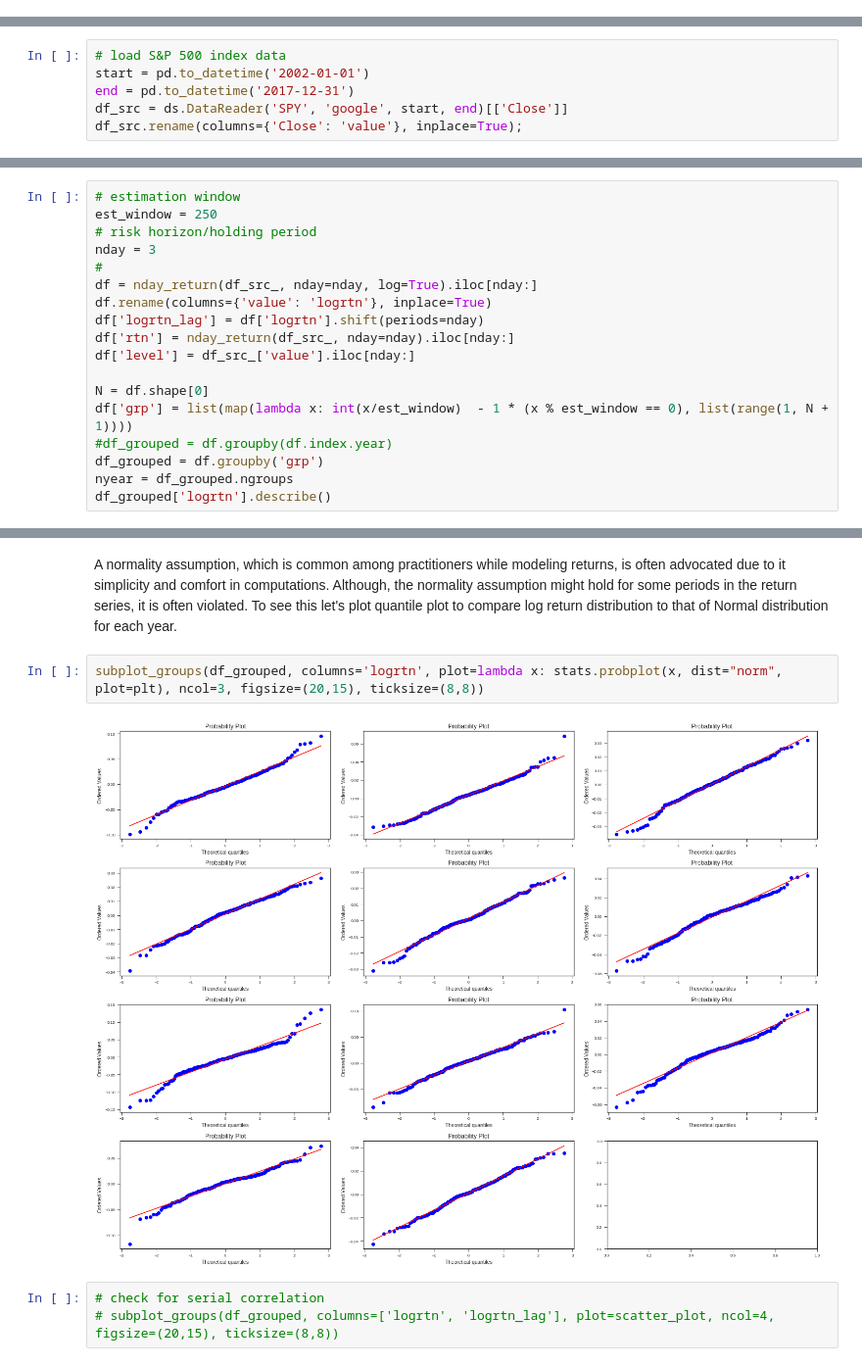
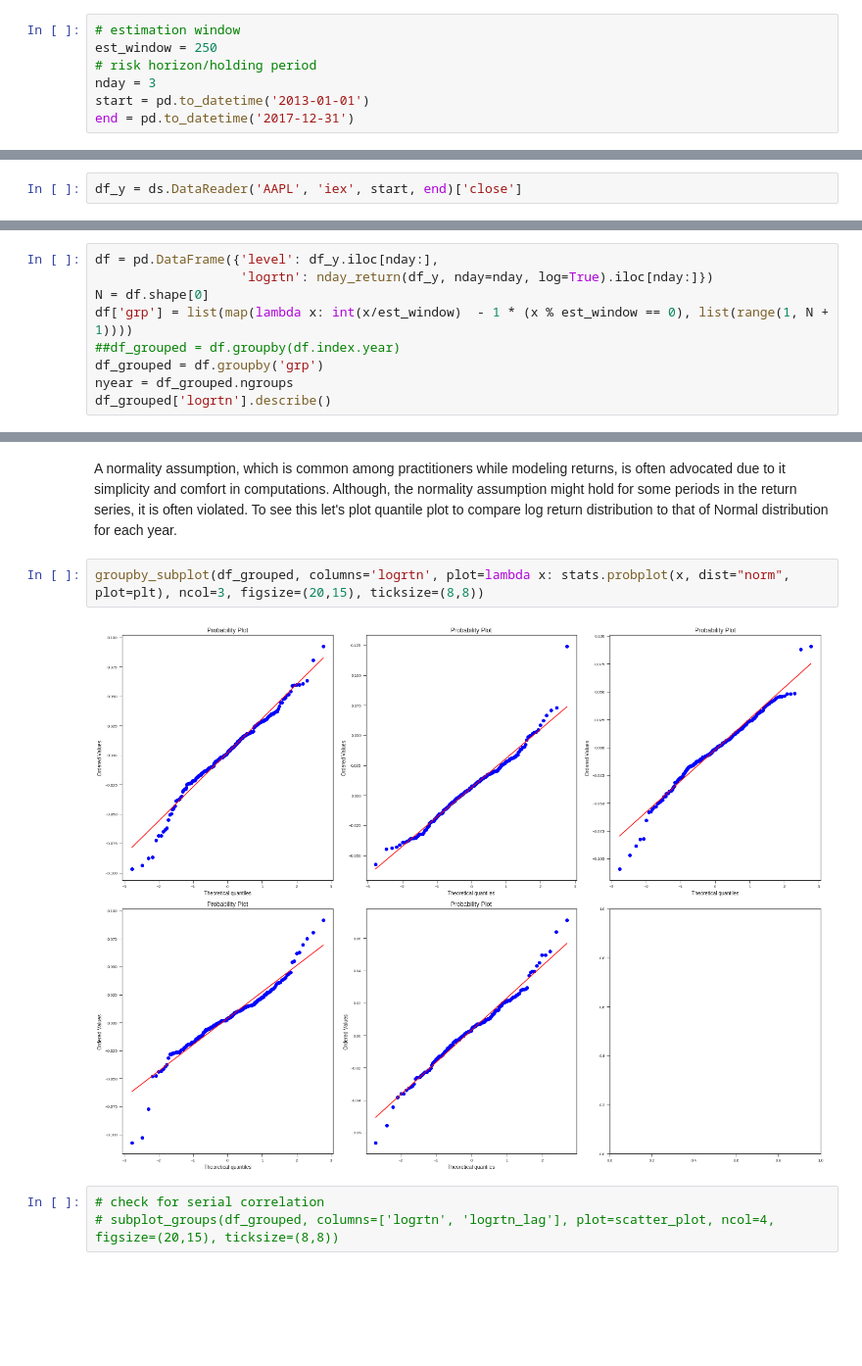
Before and after one commit to batua/quanto, a Jupyter notebook: notebooks/mlexamples/mixture_models/value_at_risk/var_gmm.ipynb, the cells around one changed output, grey strips where cells are left out. Shown at 98% size. Drawn from its saved outputs; the diff is of its cells as text; blank space fills up the shorter version.

```diff
--- a/notebooks/mlexamples/mixture_models/value_at_risk/var_gmm.ipynb
+++ b/notebooks/mlexamples/mixture_models/value_at_risk/var_gmm.ipynb
@@ -51,11 +63,12 @@ def gmm_mixture():
 - estimation window 750 days
 - holding period or risk horizon  1 day
 - backtesting window 50 days
+# %%
+# estimation window
+est_window = 250
+# risk horizon/holding period
+nday = 3
+start = pd.to_datetime('2013-01-01')
+end = pd.to_datetime('2017-12-31')
 # %% [markdown]
 ### Load Market Data
-# %%
-# load S&P 500 index data
-start = pd.to_datetime('2002-01-01')
-end = pd.to_datetime('2017-12-31')
-df_src = ds.DataReader('SPY', 'google', start, end)[['Close']]
-df_src.rename(columns={'Close': 'value'}, inplace=True);
@@ -89,0 +75,2 @@ dtype: float64
+# %%
+df_y = ds.DataReader('AAPL', 'iex', start, end)['close']
@@ -90,20 +79,11 @@ dtype: float64
 # %% [markdown]
 ### Construct log-return series
 # %%
-# estimation window
-est_window = 250
-# risk horizon/holding period
-nday = 3
-#
-df = nday_return(df_src_, nday=nday, log=True).iloc[nday:]
-df.rename(columns={'value': 'logrtn'}, inplace=True)
-df['logrtn_lag'] = df['logrtn'].shift(periods=nday)
-df['rtn'] = nday_return(df_src_, nday=nday).iloc[nday:]
-df['level'] = df_src_['value'].iloc[nday:]
-
+df = pd.DataFrame({'level': df_y.iloc[nday:],
+                   'logrtn': nday_return(df_y, nday=nday, log=True).iloc[nday:]})
 N = df.shape[0]
 df['grp'] = list(map(lambda x: int(x/est_window)  - 1 * (x % est_window == 0), list(range(1, N + 1))))
-#df_grouped = df.groupby(df.index.year)
+##df_grouped = df.groupby(df.index.year)
 df_grouped = df.groupby('grp')
 nyear = df_grouped.ngroups
 df_grouped['logrtn'].describe()
@@ -126,9 +100,9 @@ df_grouped['logrtn'].describe()
 # %% [markdown]
 A normality assumption, which is common among practitioners while modeling returns, is often advocated due to it simplicity and comfort in computations. Although, the normality assumption might hold for some periods in the return series, it is often violated. To see this let's plot quantile plot to compare log return distribution to that of Normal distribution for each year.
 # %%
-subplot_groups(df_grouped, columns='logrtn', plot=lambda x: stats.probplot(x, dist="norm", plot=plt), ncol=3, figsize=(20,15), ticksize=(8,8))
+groupby_subplot(df_grouped, columns='logrtn', plot=lambda x: stats.probplot(x, dist="norm", plot=plt), ncol=3, figsize=(20,15), ticksize=(8,8))
 # %% [output]
-[figure, old version]
+[figure, new version]
 # %%
 # check for serial correlation
 # subplot_groups(df_grouped, columns=['logrtn', 'logrtn_lag'], plot=scatter_plot, ncol=4, figsize=(20,15), ticksize=(8,8))
```
Also changed, not shown: parts of 15 cells of this notebook, 4 other files.
